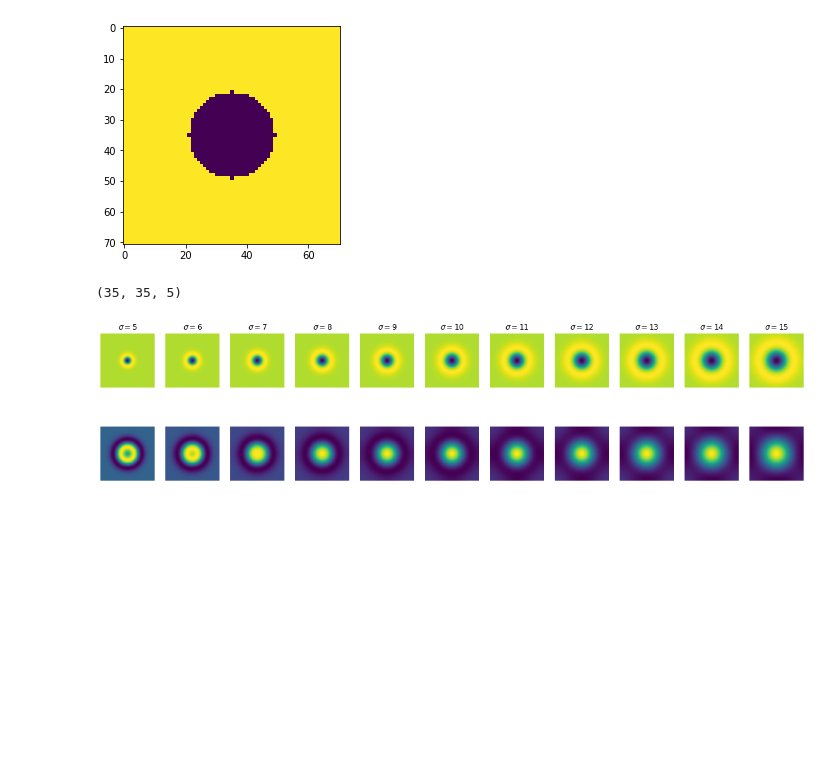
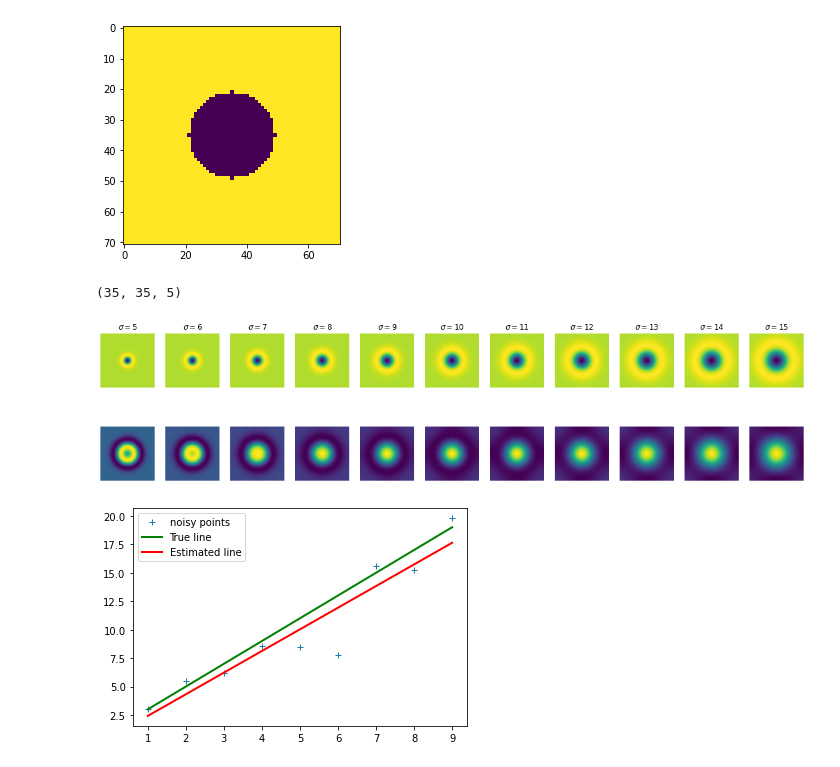
Before and after one commit to muditha11/ImageProcessingAndMachineVision, a Jupyter notebook: 5/5.ipynb, the cells around one changed output. Cells and saved outputs as stored; diff of their text form; code cells hidden in the pictures; blank space fills up the shorter version.

```diff
--- a/5/5.ipynb
+++ b/5/5.ipynb
@@ -79,3 +79,26 @@ print(indices)
 # %% [output]
 (35, 35, 5)
 [figure]
+# %%
+m = 2 # Line equation : y = m*x + c . m i s the s lope . c i s the int e r c ept .
+c = 1
+x = np.arange (1 ,10 , 1)
+np.random.seed(45)
+n = 2.*np. random.randn(len(x))
+o = np . zeros (x.shape)
+# o[=1] = 20
+y = m*x + c + n + o
+
+n= len(x)
+X = np.concatenate([x.reshape(n,1), np.ones((n,1))], axis=1)
+B = np.linalg.pinv(X.T @ X) @ X.T @ y
+mstar = B[0]
+cstar = B[1]
+
+plt.plot(x, y, '+', label = 'noisy points')
+plt.plot([x[0], x[-1]], [m*x[0] + c, m*x[-1]+c ], color='g', linewidth=2, label=r'True line')
+plt.plot([x[0], x[-1]], [mstar*x[0] + cstar, mstar*x[-1]+cstar ], color='r', linewidth=2, label=r'Estimated line')
+plt.legend()
+plt.show()
+# %% [output]
+[figure, added]
```
Also changed, not shown: parts of 1 cell of this notebook.
